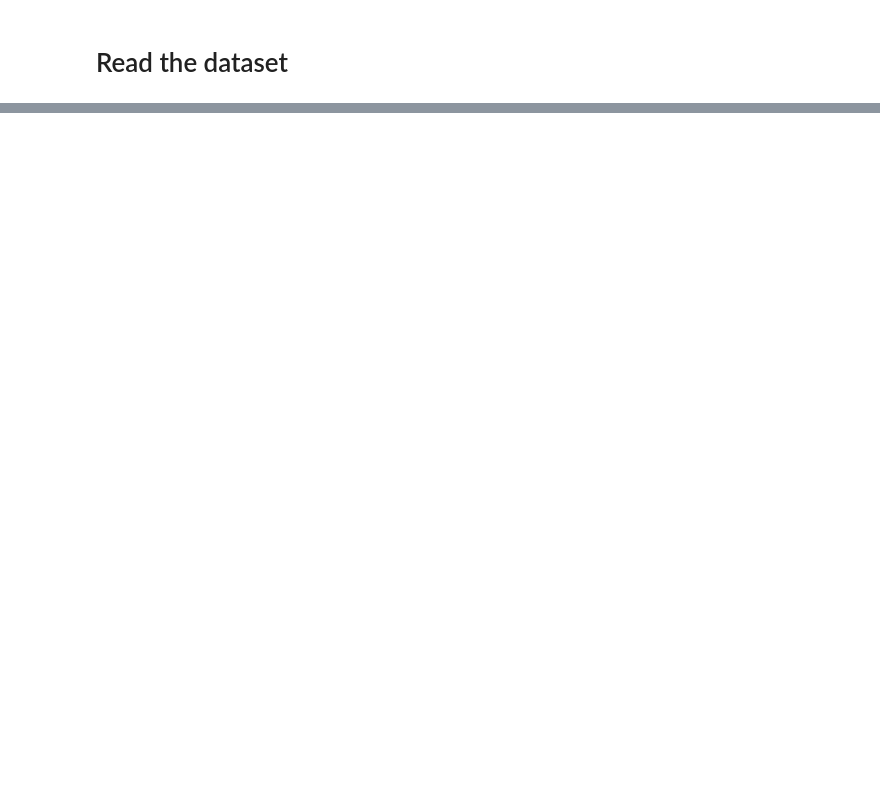
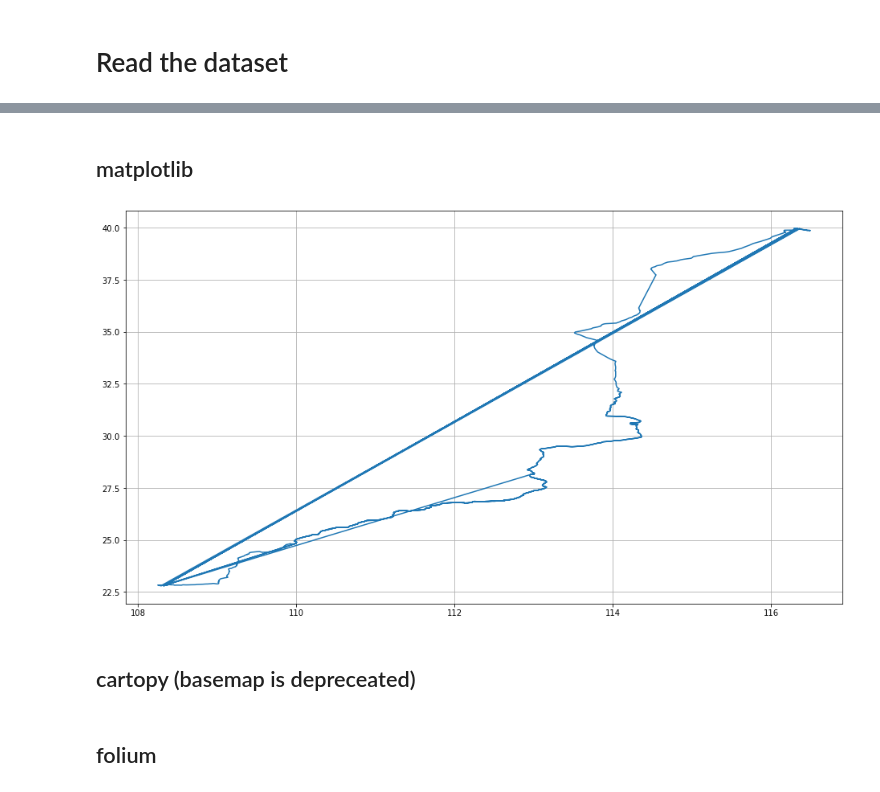
Before and after one commit to tjansson60/geospatial, a Jupyter notebook: geospatial.ipynb, the cells around one changed output, grey strips where cells are left out. Drawn from its saved outputs; the diff is of its cells as text; code cells hidden in the pictures; blank space fills up the shorter version.

Commit message:
Update to use Geolife data

```diff
--- a/geospatial.ipynb
+++ b/geospatial.ipynb
@@ -59,0 +8,5 @@ df_small.head()
+# %%
+df = pd.read_parquet('data/geolife_trajectories_1_3.parquet')
+df_small = df.head(100000) # Make a smaller dataset for simple scatter plots
+print(df.shape[0])
+df.head()
@@ -59,0 +31,10 @@ df_small.head()
+# %% [markdown]
+## matplotlib
+# %%
+plt.figure(figsize = (16, 9))
+plt.plot(df_small.lon, df_small.lat)
+plt.grid()
+# %% [output]
+[figure, added]
+# %% [markdown]
+## cartopy (basemap is depreceated)
@@ -59,0 +55,2 @@ df_small.head()
+# %% [markdown]
+## folium
```
Also changed, not shown: parts of 12 cells of this notebook.
